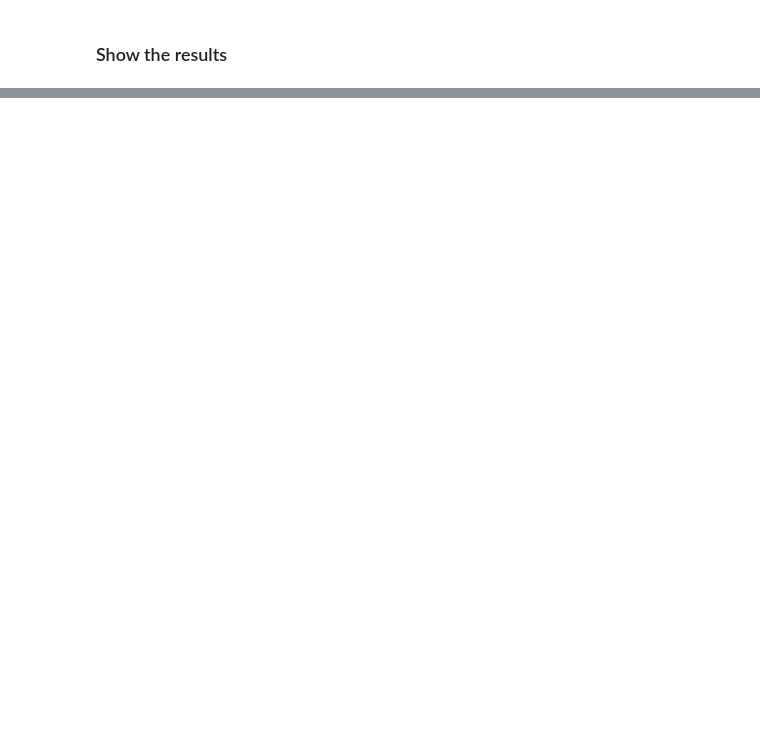
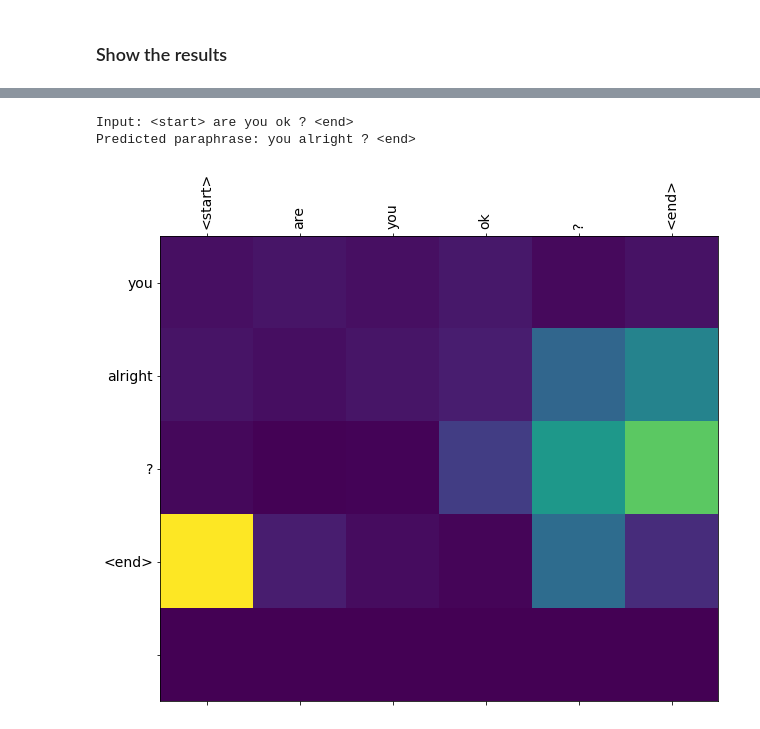
Before and after one commit to vseloved/prj-nlp-2020, a Jupyter notebook: students/DimaSakovich/12-nlg/notebook.ipynb, the cells around one changed output, grey strips where cells are left out. Saved outputs shown, nothing was run; the diff lists cells and outputs as text; code cells hidden in the pictures; blank space fills up the shorter version.

```diff
--- a/students/DimaSakovich/12-nlg/notebook.ipynb
+++ b/students/DimaSakovich/12-nlg/notebook.ipynb
@@ -501,0 +608,6 @@ Predicted paraphrase: you got ? <end>
+# %%
+paraphrase('are you ok ?')
+# %% [output]
+Input: <start> are you ok ? <end>
+Predicted paraphrase: you alright ? <end>
+[figure, added]
```
Also changed, not shown: parts of 24 cells of this notebook.
